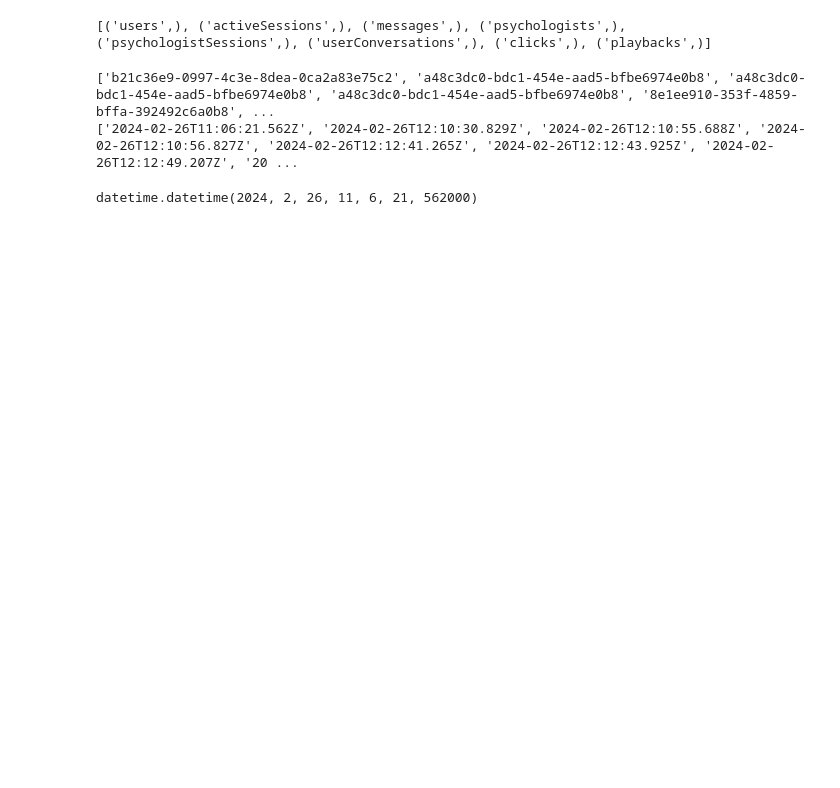
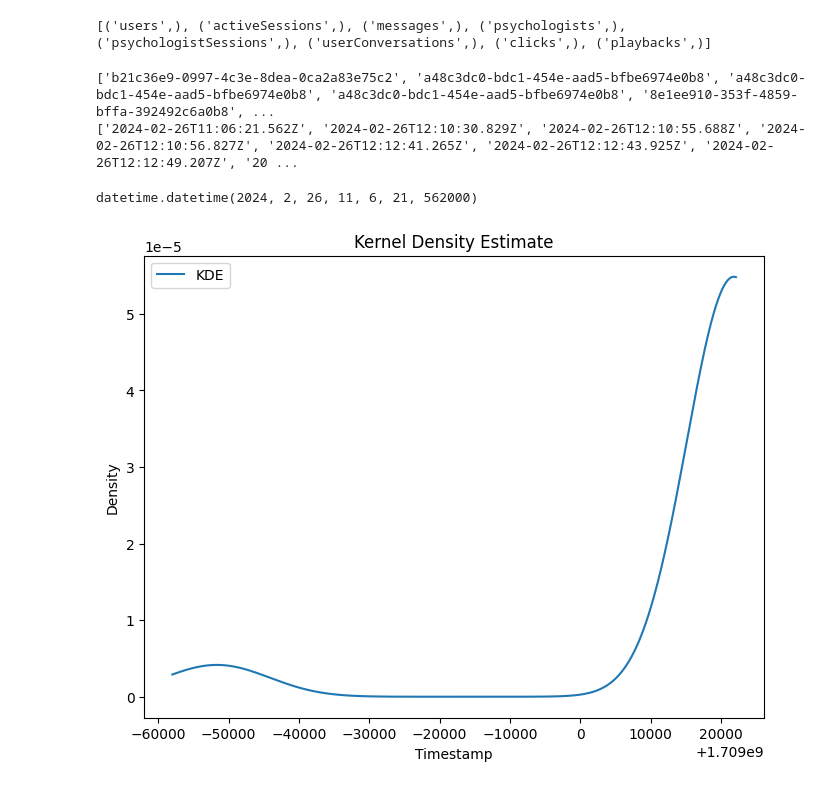
Before and after one commit to IsakNordg/DT2112-ST-Project, a Jupyter notebook: kernel.ipynb, the cells around one changed output. Drawn from its saved outputs; the diff is of its cells as text; code cells hidden in the pictures; blank space fills up the shorter version.

Commit message:
Minor fixes for CSS , Kernel Density Estimate

```diff
--- a/kernel.ipynb
+++ b/kernel.ipynb
@@ -33,0 +38,36 @@ con.close()
+# %%
+# Example list of datetime objects
+datetime_objects = [datetime(2024, 1, 1, 10, 30),
+                    datetime(2024, 1, 2, 11, 0),
+                    datetime(2024, 1, 3, 10, 45),
+                    datetime(2024, 1, 4, 9, 15),
+                    datetime(2024, 1, 5, 12, 0)]
+
+# Convert datetime objects to numerical values (e.g., timestamps)
+numeric_values = np.array([dt.timestamp() for dt in datetime_objects])
+# %%
+# Convert datetime objects to numerical values (e.g., timestamps)
+numeric_values = np.array([dt.timestamp() for dt in datetime_objects])
+# %%
+# Varying kernel size using different bw_method values
+bw_methods = ['scott', 0.1, 1.0, 10.0]  # Different bandwidths
+
+# Perform KDE
+kde = gaussian_kde(numeric_values)
+# %%
+# Set up the range of values for which to estimate the density
+x_values = np.linspace(min(numeric_values), max(numeric_values), 1000)
+
+# Evaluate the KDE at the specified points
+density_estimate = kde(x_values)
+
+# Plotting the KDE
+plt.figure(figsize=(8, 6))
+plt.plot(x_values, density_estimate, label='KDE')
+plt.xlabel('Timestamp')
+plt.ylabel('Density')
+plt.title('Kernel Density Estimate')
+plt.legend()
+plt.show()
+# %% [output]
+[figure, added]
```
Also changed, not shown: parts of 3 cells of this notebook, 4 other files.
